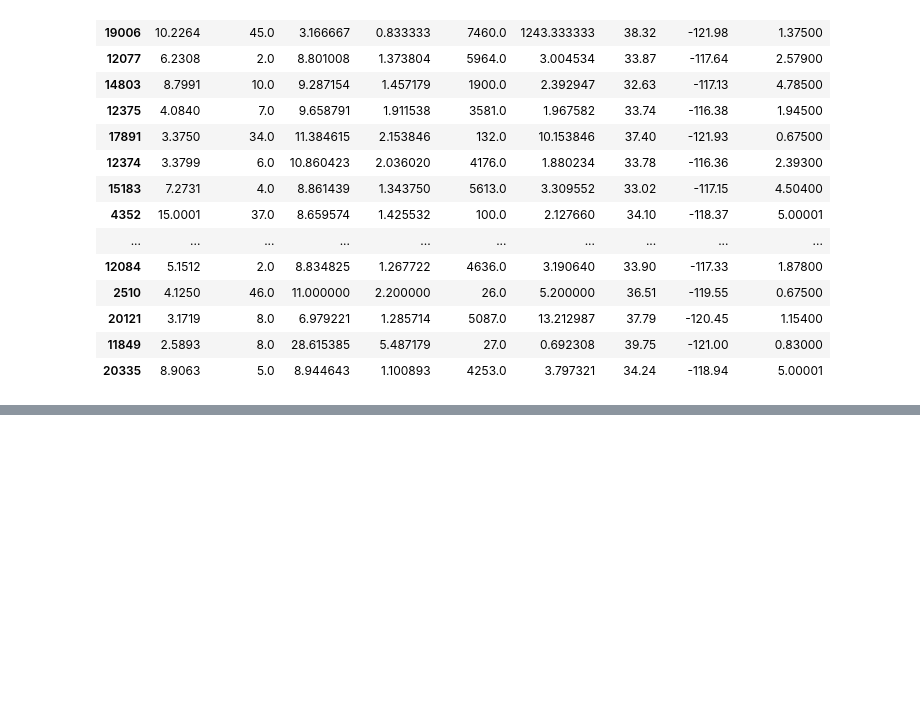
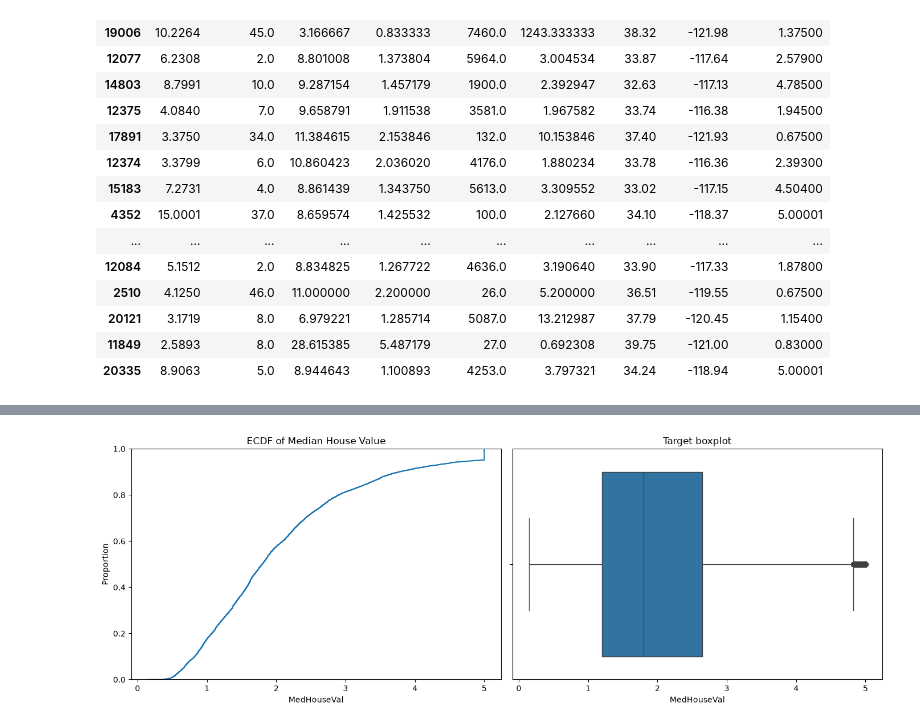
Before and after one commit to renovamen1/statistical-models, a Jupyter notebook: Models On California Housing Dataset/01_data_exploration.ipynb, the cells around one changed output, grey strips where cells are left out. Cells and saved outputs as stored; diff of their text form; code cells hidden in the pictures; blank space fills up the shorter version.

Commit message:
target distribution was studied in detail and evluation metrics usuage was justified.

```diff
--- a/Models On California Housing Dataset/01_data_exploration.ipynb
+++ b/Models On California Housing Dataset/01_data_exploration.ipynb
@@ -637,0 +725,10 @@ df.loc[
+# %%
+df["income_band"] = pd.qcut(
+    df["MedInc"],
+    q=5,
+    labels=["Q1", "Q2", "Q3", "Q4", "Q5"]
+)
+
+df.groupby("income_band", observed=True)["MedHouseVal"].agg(
+    ["count", "mean", "median", "std", "min", "max"]
+)
@@ -637,0 +761,13 @@ df.loc[
+# %%
+fig, axes = plt.subplots(1, 2, figsize=(14, 5))
+
+sns.ecdfplot(data=df, x="MedHouseVal", ax=axes[0])
+axes[0].set_title("ECDF of Median House Value")
+
+sns.boxplot(x=df["MedHouseVal"], ax=axes[1])
+axes[1].set_title("Target boxplot")
+
+plt.tight_layout()
+plt.show()
+# %% [output]
+[figure, added]
```
Also changed, not shown: parts of 17 cells of this notebook.
